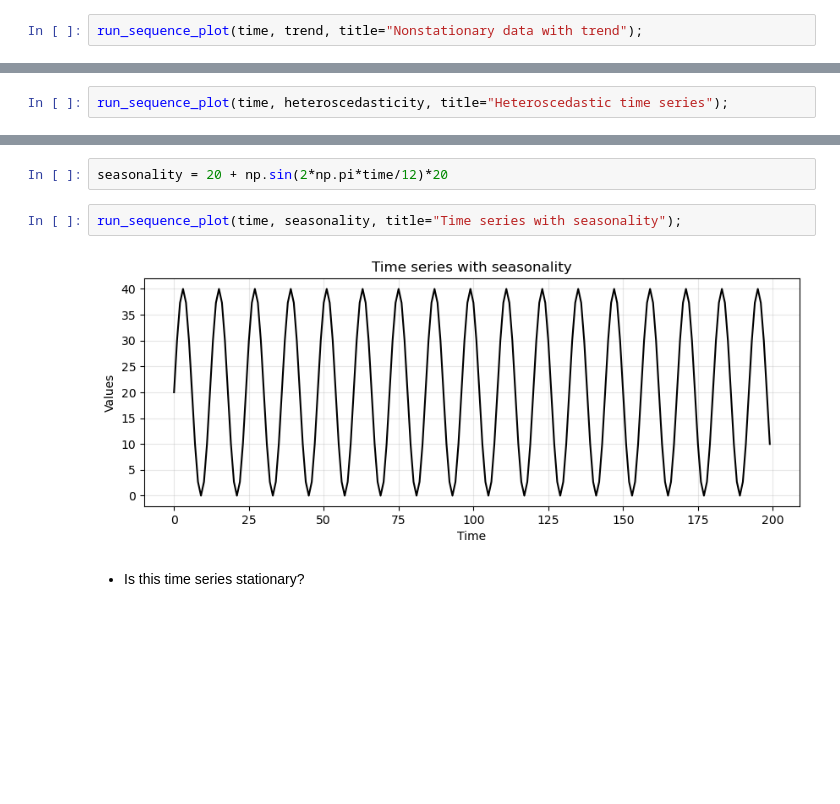
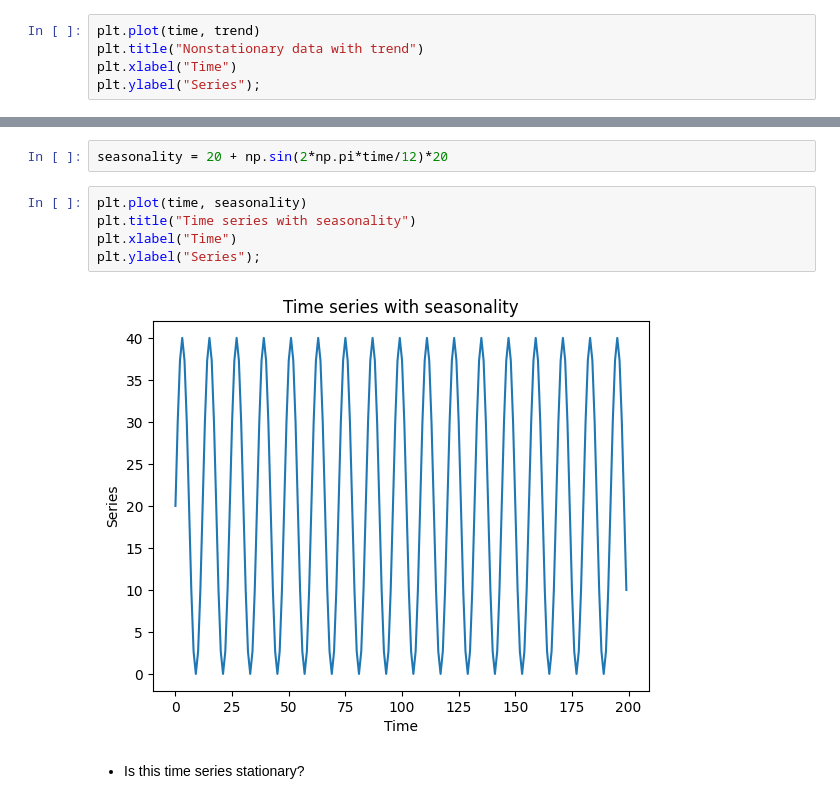
Before and after one commit to nsydn/time-series-analysis-and-forecasting, a Jupyter notebook: notebooks/02/stationarity_NSA.ipynb, the cells around one changed output, grey strips where cells are left out. Saved outputs shown, nothing was run; the diff lists cells and outputs as text; blank space fills up the shorter version.

```diff
--- a/notebooks/02/stationarity_NSA.ipynb
+++ b/notebooks/02/stationarity_NSA.ipynb
@@ -203,5 +203,8 @@ At a general time $t$ we have:
 # %%
 trend = (time * 2.75) + stationary
 # %%
-run_sequence_plot(time, trend, title="Nonstationary data with trend");
+plt.plot(time, trend)
+plt.title("Nonstationary data with trend")
+plt.xlabel("Time")
+plt.ylabel("Series");
 # %% [output]
@@ -219,2 +221,0 @@ heteroscedasticity = np.append(level_1, level_2)
-# %%
-run_sequence_plot(time, heteroscedasticity, title="Heteroscedastic time series");
@@ -229,9 +235,12 @@ run_sequence_plot(time, heteroscedasticity, title="Heteroscedastic time series")
 # %%
 seasonality = 20 + np.sin(2*np.pi*time/12)*20
 # %%
-run_sequence_plot(time, seasonality, title="Time series with seasonality");
+plt.plot(time, seasonality)
+plt.title("Time series with seasonality")
+plt.xlabel("Time")
+plt.ylabel("Series");
 # %% [output]
-[figure, old version]
+[figure, new version]
 # %% [markdown]
 - Is this time series stationary?
 # %% [markdown]
```
Also changed, not shown: parts of 20 cells of this notebook.
